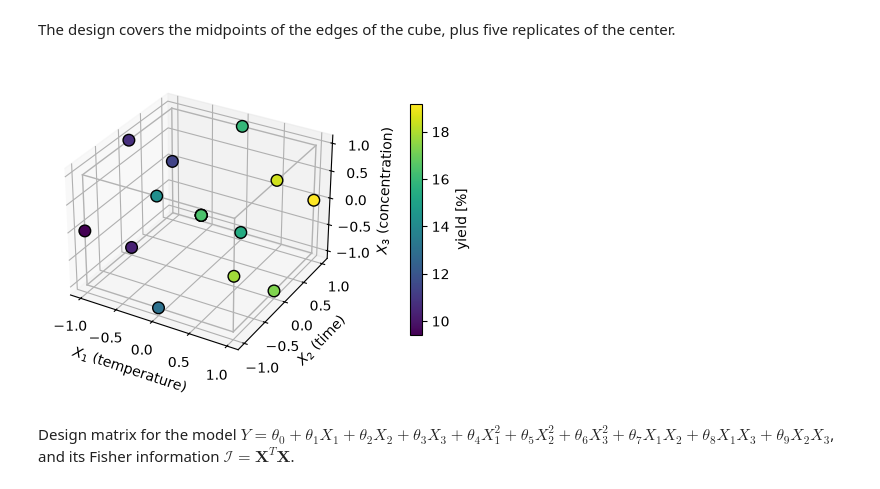
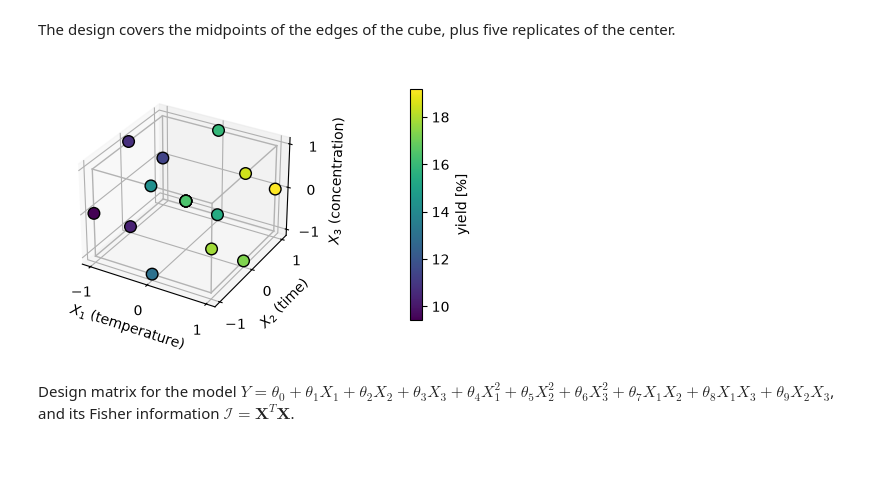
Before and after one commit to vzavala/DoE, a Jupyter notebook: Python/BoxBehnken.ipynb, the cells around one changed output. Cells and saved outputs as stored; diff of their text form; code cells hidden in the pictures; blank space fills up the shorter version.

Commit message:
Notebook figures: no overlapping labels
Co-Authored-By: Claude Opus 5.5 <noreply@anthropic.com>

```diff
--- a/Python/BoxBehnken.ipynb
+++ b/Python/BoxBehnken.ipynb
@@ -71,17 +71,19 @@ The design covers the midpoints of the edges of the cube, plus five replicates o
 # %%
 fig = plt.figure(figsize=(5.5, 5))
 ax = fig.add_subplot(projection="3d")
 p = ax.scatter(x1, x2, x3, c=y, cmap="viridis", s=70, edgecolors="k", depthshade=False)
 for a in (-1, 1):
     for c in (-1, 1):
         ax.plot([-1, 1], [a, a], [c, c], color="0.7", lw=1)
         ax.plot([a, a], [-1, 1], [c, c], color="0.7", lw=1)
         ax.plot([a, a], [c, c], [-1, 1], color="0.7", lw=1)
 ax.set_xlabel("$X_1$ (temperature)"); ax.set_ylabel("$X_2$ (time)"); ax.set_zlabel("$X_3$ (concentration)")
-fig.colorbar(p, label="yield [%]", shrink=0.6, pad=0.15)
+ax.set_xticks([-1, 0, 1]); ax.set_yticks([-1, 0, 1]); ax.set_zticks([-1, 0, 1])
+ax.set_box_aspect(None, zoom=0.88)
+fig.colorbar(p, label="yield [%]", shrink=0.6, pad=0.22)
 plt.show()
 # %% [output]
-[figure, old version]
+[figure, new version]
 # %% [markdown]
 Design matrix for the model $Y=\theta_0+\theta_1X_1+\theta_2X_2+\theta_3X_3+\theta_4X_1^2+\theta_5X_2^2+\theta_6X_3^2+\theta_7X_1X_2+\theta_8X_1X_3+\theta_9X_2X_3$, and its Fisher information $\mathcal{I}=\mathbf{X}^T\mathbf{X}$.
 # %%
```
Also changed, not shown: 5 other files.
